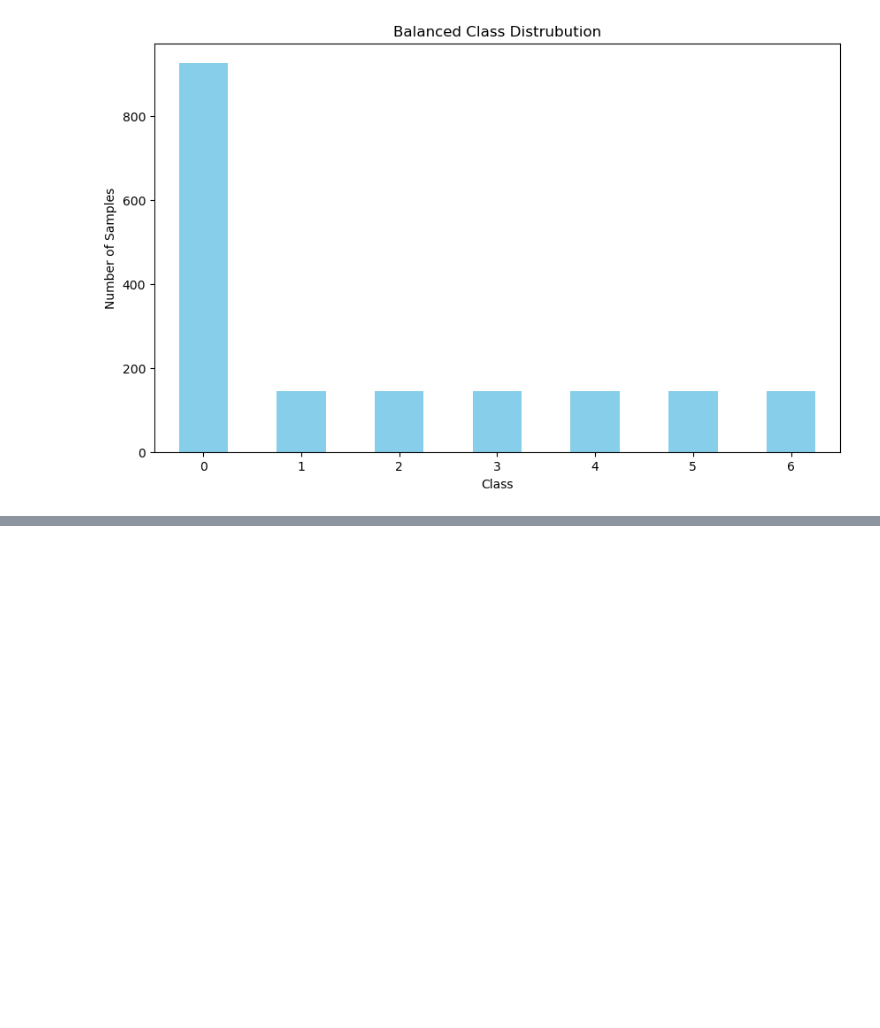
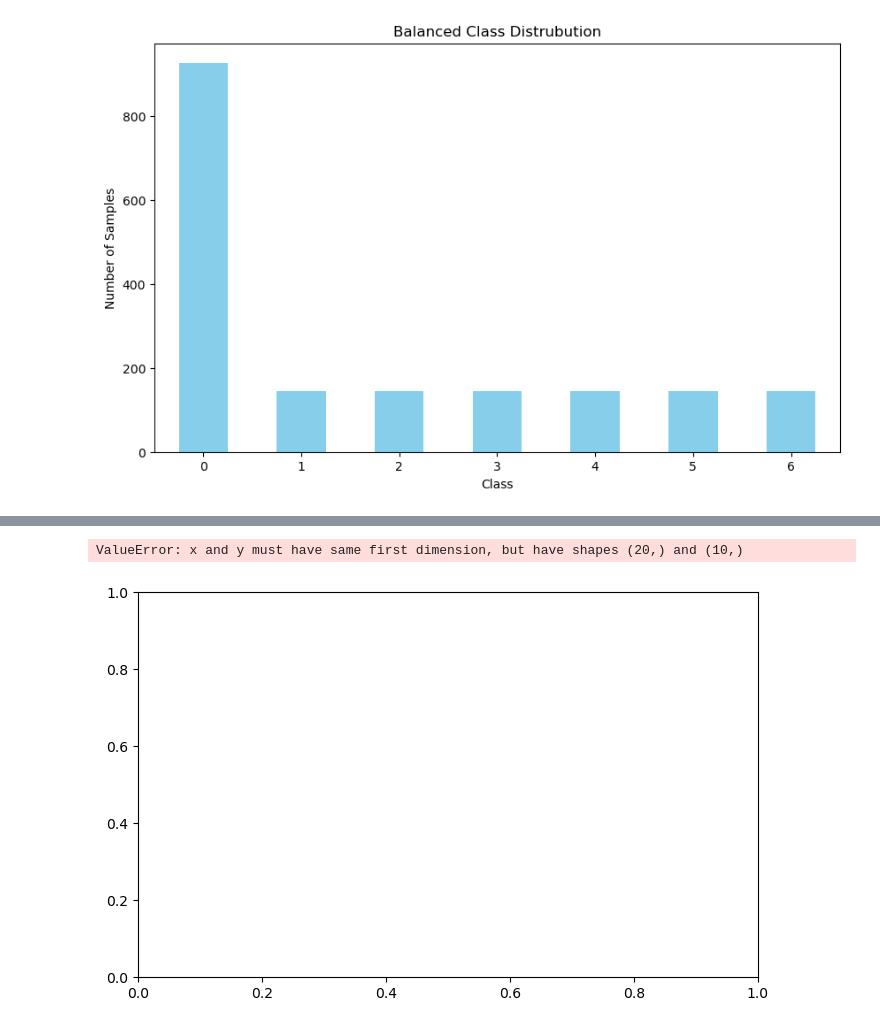
Before and after one commit to AybarsManav/EMG-Classification, a Jupyter notebook: aybars.ipynb, the cells around one changed output, grey strips where cells are left out. Saved outputs shown, nothing was run; the diff lists cells and outputs as text; code cells hidden in the pictures; blank space fills up the shorter version.

```diff
--- a/aybars.ipynb
+++ b/aybars.ipynb
@@ -95,7 +95,17 @@ y_test.reset_index(drop=True, inplace=True)
 
 
 
-X_train, X_validation, y_train, y_validation = train_test_split(X_train, y_train, test_size=0.15, random_state=42)
+X_train, X_validation, y_train, y_validation = train_test_split(X_train, y_train, test_size=0.30, random_state=42)
+# Display the shapes of the resulting datasets
+print(f"X_train shape: {X_train.shape}")
+print(f"X_validation shape: {X_validation.shape}")
+print(f"y_train shape: {y_train.shape}")
+print(f"y_validation shape: {y_validation.shape}")
+# Reset indices of the resulting datasets
+X_train.reset_index(drop=True, inplace=True)
+X_validation.reset_index(drop=True, inplace=True)
+y_train.reset_index(drop=True, inplace=True)
+y_validation.reset_index(drop=True, inplace=True)
 # %% [output]
 X_train shape: (1521, 120)
 X_test shape: (269, 120)
@@ -185,0 +200,51 @@ weighted avg       0.90      0.90      0.90       269
+# %%
+import matplotlib.pyplot as plt
+from sklearn.decomposition import PCA
+
+# Assuming X_train_scaled is the data we are applying PCA on
+# Step 1: Apply PCA to the training data and fit the model
+pca = PCA(n_components=10)
+pca.fit(X_train_scaled)  # You can apply to X_train, X_test, or the full dataset
+
+# Step 2: Calculate explained variance and cumulative variance
+explained_variance_ratio = pca.explained_variance_ratio_
+cumulative_explained_variance = np.cumsum(explained_variance_ratio)
+
+# Step 3: Plot the explained variance ratio and cumulative explained variance ratio
+plt.figure(figsize=(8, 5))
+
+# Plot the explained variance ratio for each component
+plt.plot(range(1, 21), explained_variance_ratio, 'o-', label='Explained Variance Ratio', color='b')
+plt.xlabel('Principal Component')
+plt.ylabel('Explained Variance Ratio')
+plt.title('Explained Variance Ratio and Cumulative Explained Variance')
+plt.xticks(range(1, 21))
+
+# Plot the cumulative explained variance ratio
+plt.plot(range(1, 21), cumulative_explained_variance, 'o-', label='Cumulative Explained Variance', color='r')
+plt.legend()
+
+plt.grid(True)
+plt.show()
+
+# Step 4: Now reduce dimensionality to 2 components for visualization
+pca_2d = PCA(n_components=2)
+X_pca_2d = pca_2d.fit_transform(X_train_scaled)  # The data is now reduced to 2 dimensions
+
+# Step 5: Plot the first two principal components
+plt.figure(figsize=(8, 5))
+
+# Assuming y_train is the label and we have classes 0 to 3 (adjust labels/colors as per your data)
+plt.scatter(X_pca_2d[y_train == 0, 0], X_pca_2d[y_train == 0, 1], alpha=0.7, edgecolors='w', color='purple', s=50, label='Class 0')
+plt.scatter(X_pca_2d[y_train == 1, 0], X_pca_2d[y_train == 1, 1], alpha=0.7, edgecolors='w', color='yellow', s=50, label='Class 1')
+plt.scatter(X_pca_2d[y_train == 2, 0], X_pca_2d[y_train == 2, 1], alpha=0.7, edgecolors='w', color='black', s=50, label='Class 2')
+plt.scatter(X_pca_2d[y_train == 3, 0], X_pca_2d[y_train == 3, 1], alpha=0.7, edgecolors='w', color='blue', s=50, label='Class 3')
+
+plt.xlabel('Principal Component 1')
+plt.ylabel('Principal Component 2')
+plt.title('First Two Principal Components of PCA')
+plt.legend()
+plt.show()
+# %% [output]
+ValueError: x and y must have same first dimension, but have shapes (20,) and (10,)
+[figure, added]
```
Also changed, not shown: parts of 7 cells of this notebook, 1 other file.
